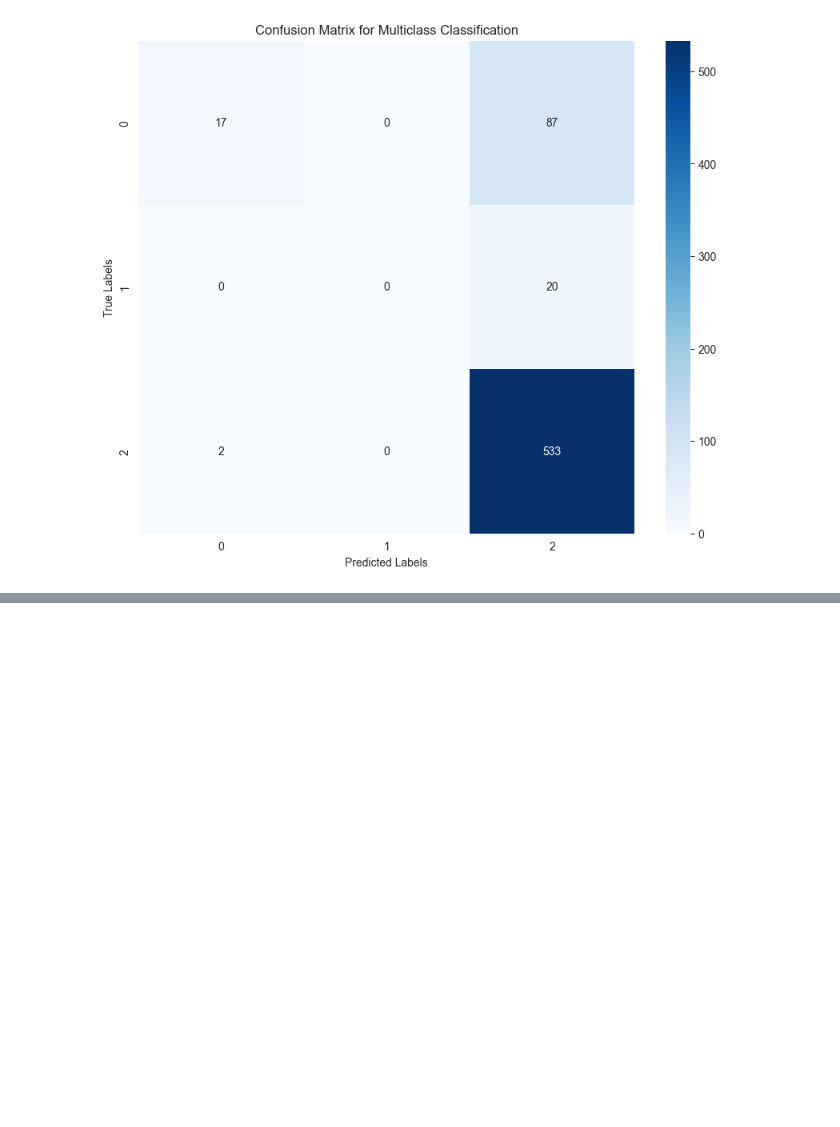
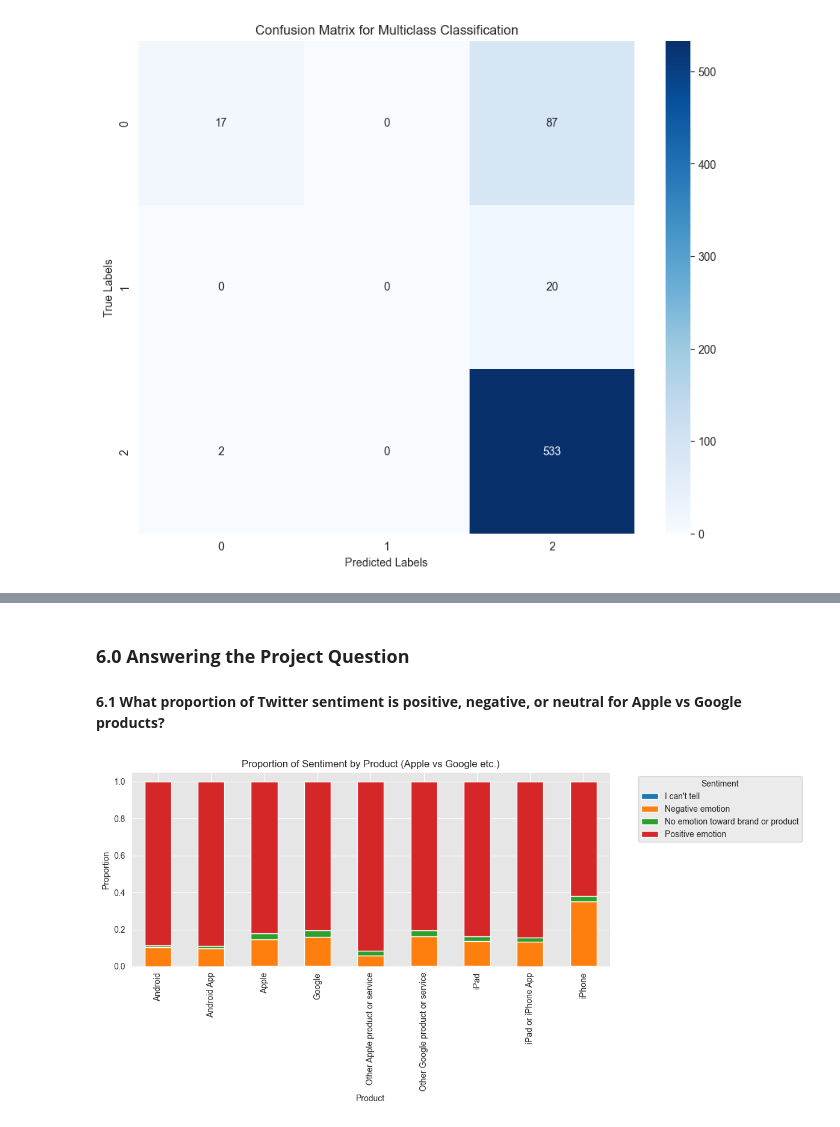
Before and after one commit to JabesGK/PHASE-4-PROJECT_1, a Jupyter notebook: Group3_Phase4_project_final.ipynb, the cells around one changed output, grey strips where cells are left out. Saved outputs shown, nothing was run; the diff lists cells and outputs as text; code cells hidden in the pictures; blank space fills up the shorter version.

```diff
--- a/Group3_Phase4_project_final.ipynb
+++ b/Group3_Phase4_project_final.ipynb
@@ -1126,0 +1222,24 @@ plt.show()
+# %% [markdown]
+### **6.0 Answering the Project Question**
+# %% [markdown]
+**6.1    What proportion of Twitter sentiment is positive, negative, or neutral for Apple vs Google products?**
+# %%
+# Group by product and sentiment to get counts
+sentiment_counts = df.groupby(['product', 'Emotions']).size().reset_index(name='count')
+
+# Pivot for plotting
+sentiment_pivot = sentiment_counts.pivot(index='product', columns='Emotions', values='count').fillna(0)
+
+# Normalize to get proportions
+sentiment_prop = sentiment_pivot.div(sentiment_pivot.sum(axis=1), axis=0)
+
+# Plotting proportions
+sentiment_prop.plot(kind='bar', stacked=True, figsize=(12, 6))
+plt.title("Proportion of Sentiment by Product (Apple vs Google etc.)")
+plt.ylabel("Proportion")
+plt.xlabel("Product")
+plt.legend(title='Sentiment', bbox_to_anchor=(1.05, 1))
+plt.tight_layout()
+plt.show()
+# %% [output]
+[figure, added]
```
Also changed, not shown: parts of 35 cells of this notebook.
